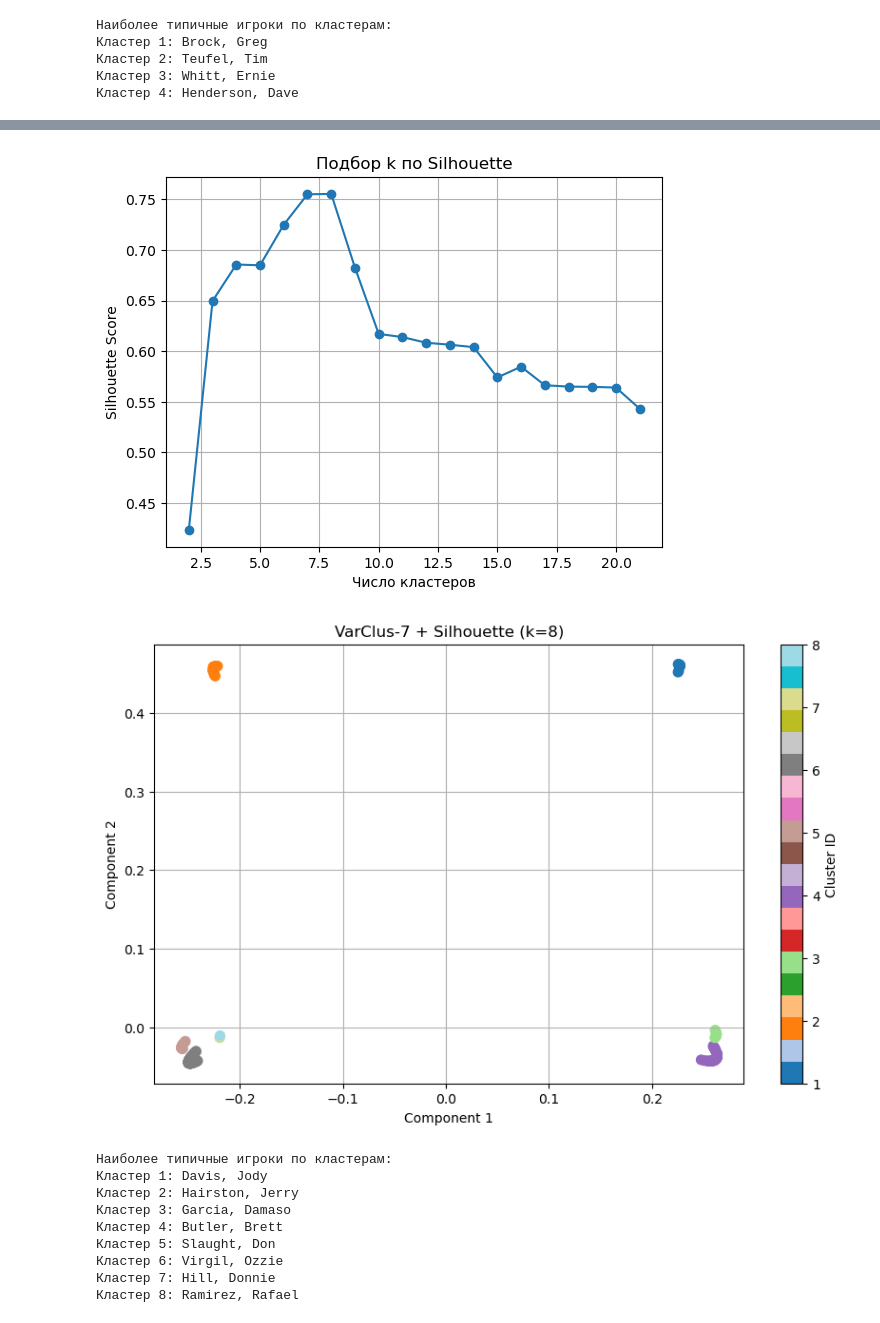
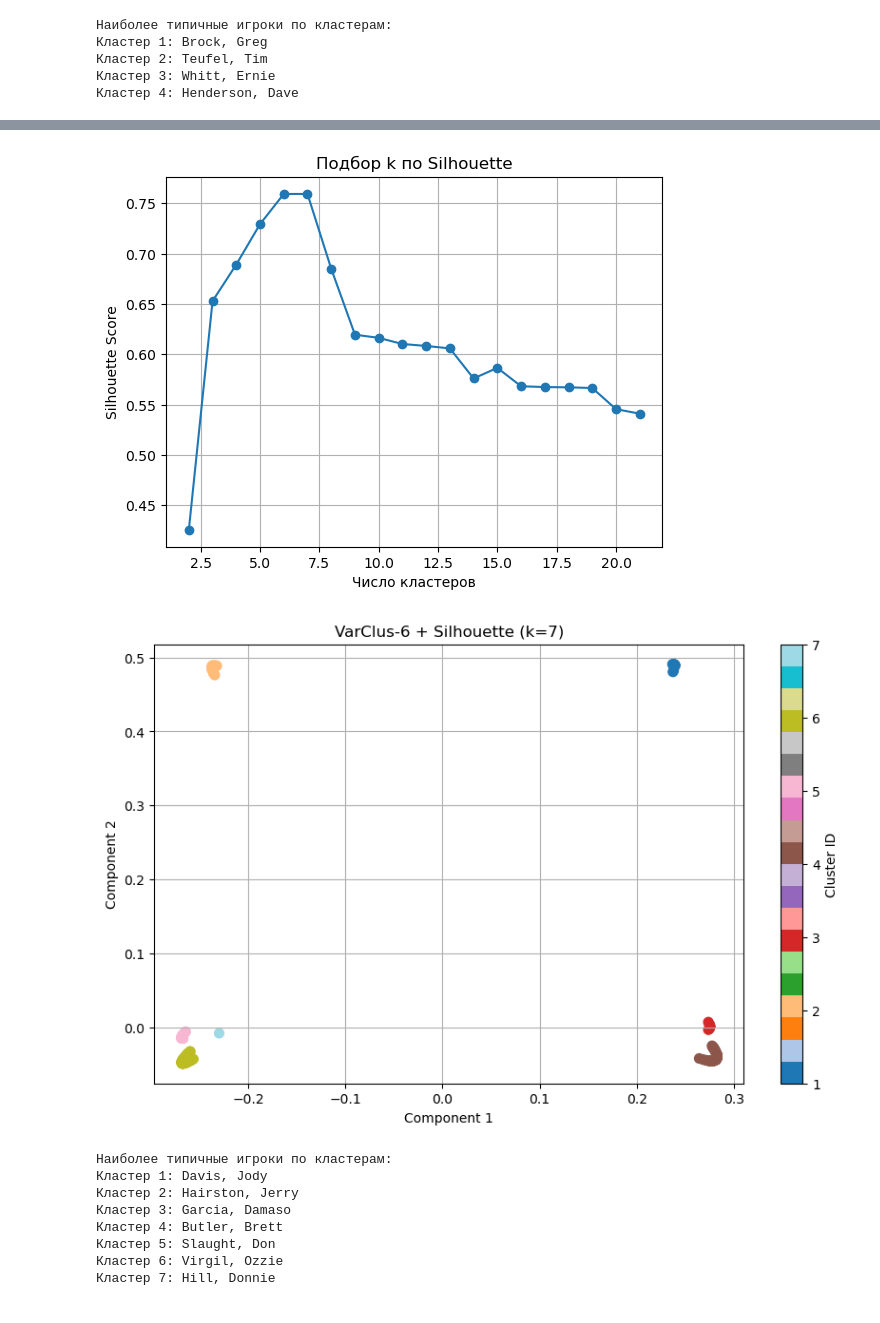
Before and after one commit to aiksiq/ml_laba, a Jupyter notebook: laba_ml3-4.ipynb, the cells around one changed output, grey strips where cells are left out. Saved outputs shown, nothing was run; the diff lists cells and outputs as text; code cells hidden in the pictures.

```diff
--- a/laba_ml3-4.ipynb
+++ b/laba_ml3-4.ipynb
@@ -489,7 +489,7 @@ def varclus_select(df, n_groups):
     return selected
 # %%
 from sklearn.metrics import silhouette_score
-n_groups=7
+n_groups=6
 feat10b = varclus_select(df_imp, n_groups=n_groups)
 print(f"После VarClus {n_groups} групп:", feat10b)
 
@@ -523,5 +523,5 @@ typ10b = find_typical_representatives(df10b, df, labels10b)
-[figure, old version]
+[figure, new version]
-[figure, old version]
+[figure, new version]
 Наиболее типичные игроки по кластерам:
 Кластер 1: Davis, Jody
 Кластер 2: Hairston, Jerry
@@ -530,4 +530,3 @@ typ10b = find_typical_representatives(df10b, df, labels10b)
 Кластер 5: Slaught, Don
 Кластер 6: Virgil, Ozzie
 Кластер 7: Hill, Donnie
-Кластер 8: Ramirez, Rafael
```
Also changed, not shown: parts of 1 cell of this notebook, 1 other file.
